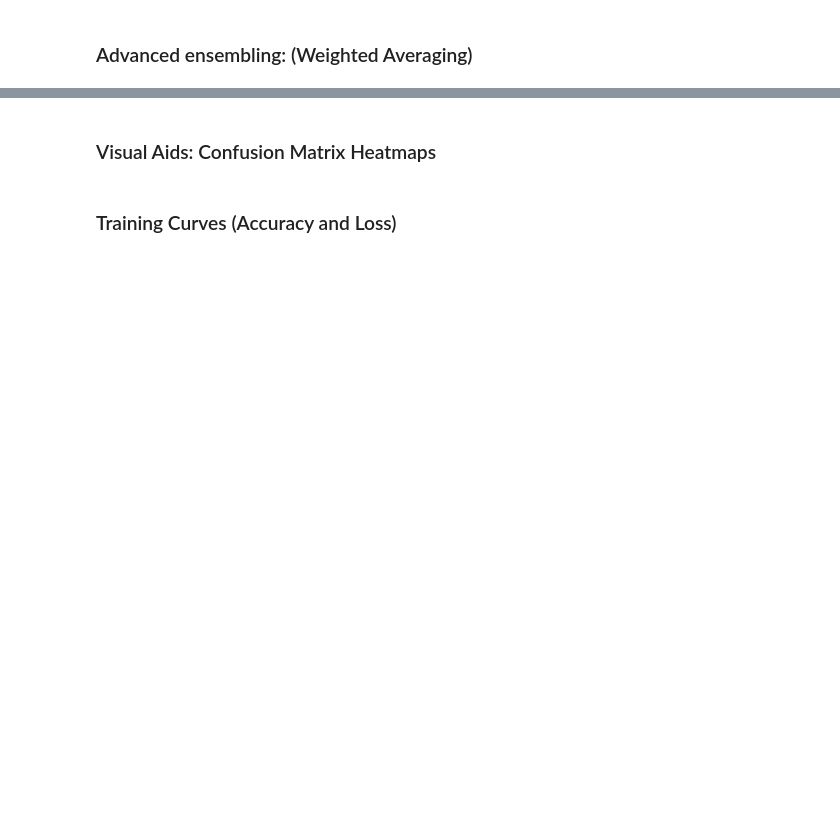
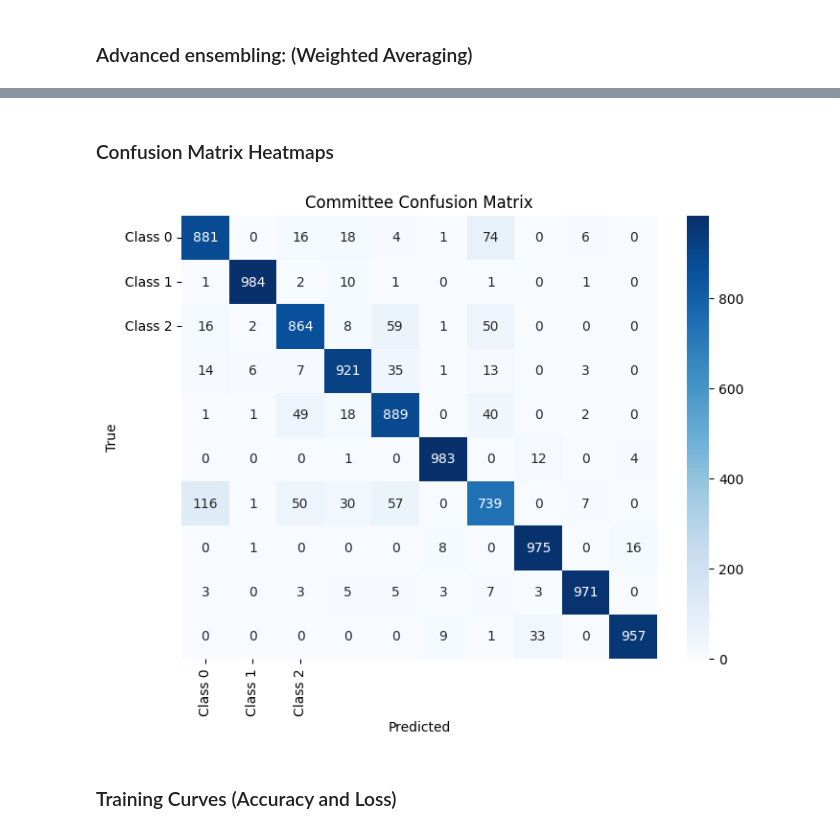
Before and after one commit to asmaemou/assignment3_ML, a Jupyter notebook: Q1_notebook.ipynb, the cells around one changed output, grey strips where cells are left out. Saved outputs shown, nothing was run; the diff lists cells and outputs as text; code cells hidden in the pictures; blank space fills up the shorter version.

```diff
--- a/Q1_notebook.ipynb
+++ b/Q1_notebook.ipynb
@@ -544,16 +651,26 @@ print(f"Committee accuracy: {committee_accuracy}")
 # %% [markdown]
-### Visual Aids: Confusion Matrix Heatmaps
+### Confusion Matrix Heatmaps
 # %%
-# Confusion Matrix for the committee
+from sklearn.metrics import confusion_matrix
+import seaborn as sns
+import matplotlib.pyplot as plt
+
+# Define class labels
+class_labels = ['Class 0', 'Class 1', 'Class 2']  # Change to your actual class names
+
+# Compute confusion matrix
 cm = confusion_matrix(y_test.argmax(axis=1), final_predictions)
 
-# Plotting the confusion matrix
+# Plot confusion matrix
 plt.figure(figsize=(8, 6))
-sns.heatmap(cm, annot=True, fmt='d', cmap='Blues', xticklabels=class_labels, yticklabels=class_labels)
+sns.heatmap(cm, annot=True, fmt='d', cmap='Blues',
+            xticklabels=class_labels, yticklabels=class_labels)
 plt.title('Committee Confusion Matrix')
 plt.xlabel('Predicted')
 plt.ylabel('True')
 plt.show()
+# %% [output]
+[figure, added]
 # %% [markdown]
 ### Training Curves (Accuracy and Loss)
 # %%
```
Also changed, not shown: parts of 41 cells of this notebook, 5 other files.
